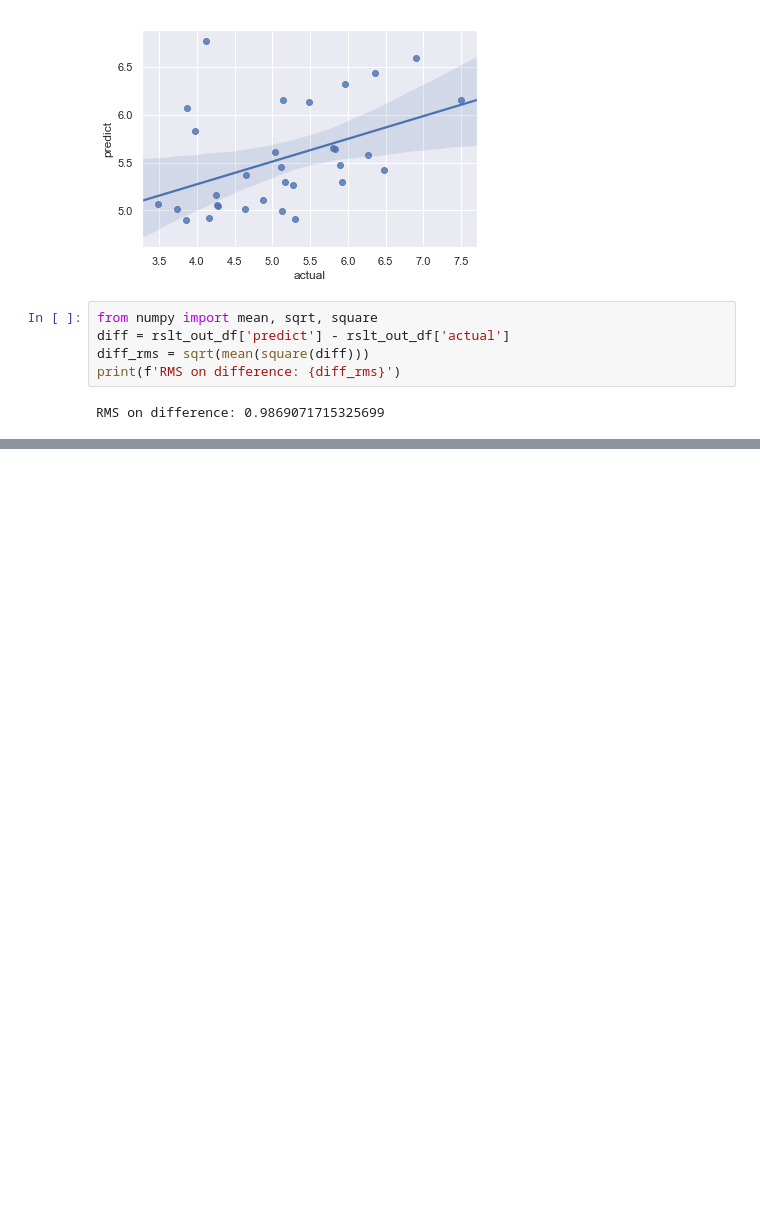
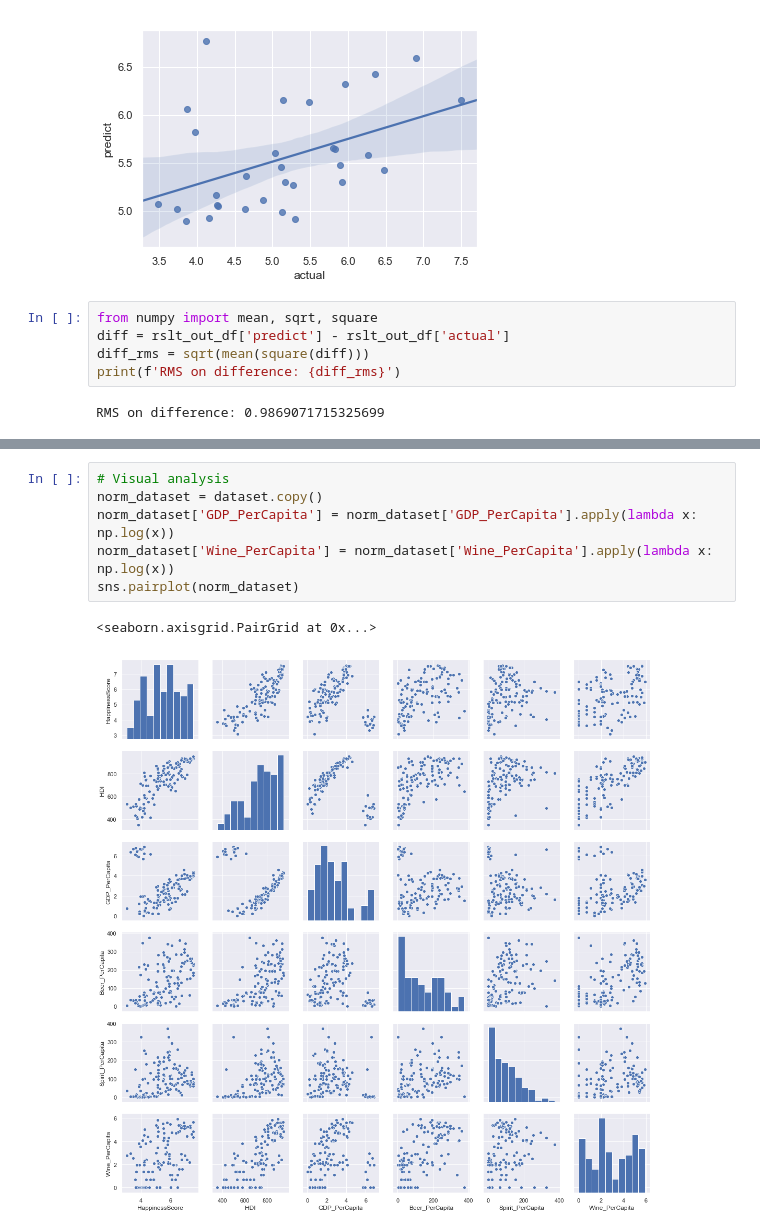
Before and after one commit to t2o2/data_fellowship, a Jupyter notebook: sprint2/Regression.ipynb, the cells around one changed output, grey strips where cells are left out. Cells and saved outputs as stored; diff of their text form; blank space fills up the shorter version.

```diff
--- a/sprint2/Regression.ipynb
+++ b/sprint2/Regression.ipynb
@@ -128,0 +144,9 @@ RMS on difference: 0.9869071715325699
+# %%
+# Visual analysis
+norm_dataset = dataset.copy()
+norm_dataset['GDP_PerCapita'] = norm_dataset['GDP_PerCapita'].apply(lambda x: np.log(x))
+norm_dataset['Wine_PerCapita'] = norm_dataset['Wine_PerCapita'].apply(lambda x: np.log(x))
+sns.pairplot(norm_dataset)
+# %% [output]
+<seaborn.axisgrid.PairGrid at 0x...>
+[figure, added]
```
Also changed, not shown: parts of 6 cells of this notebook.
